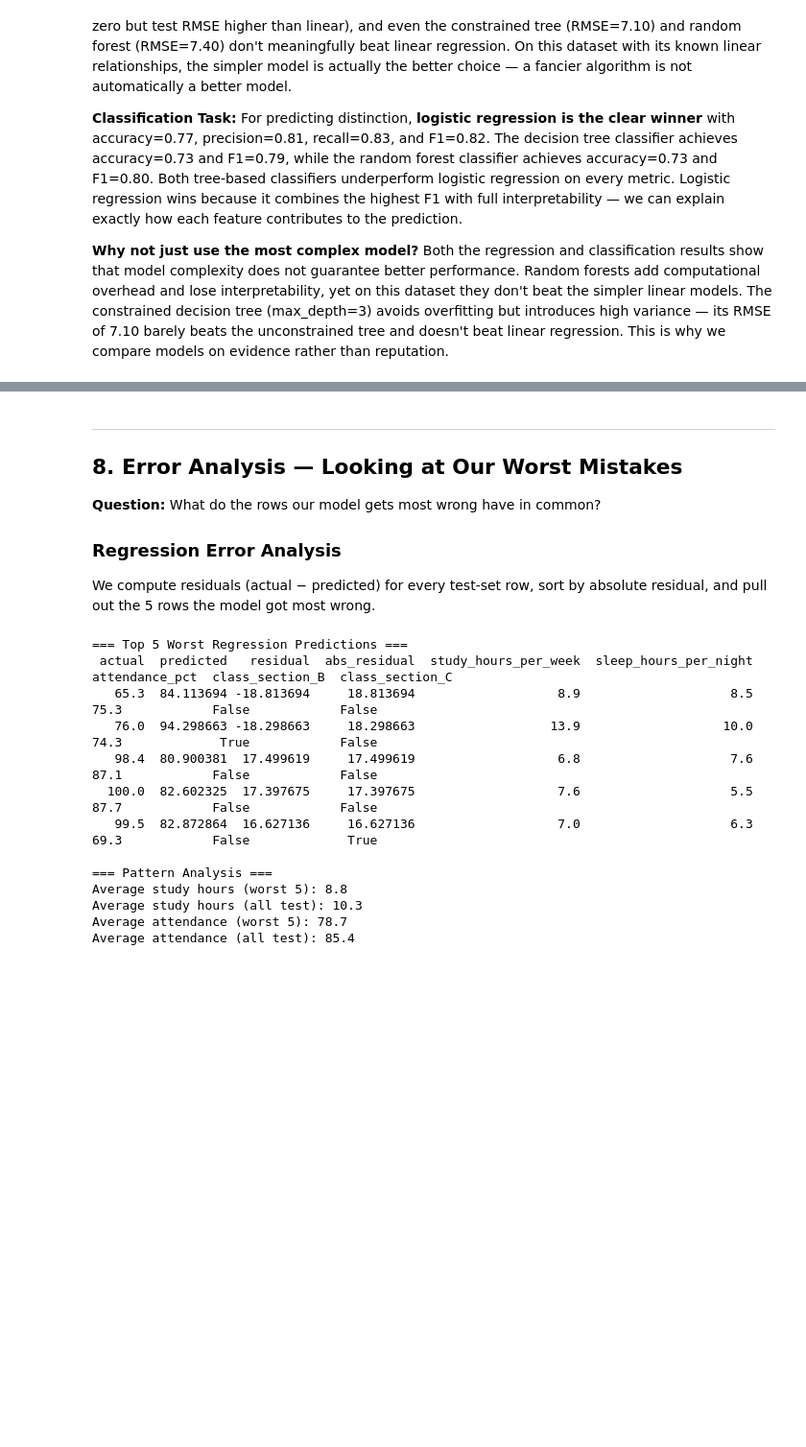
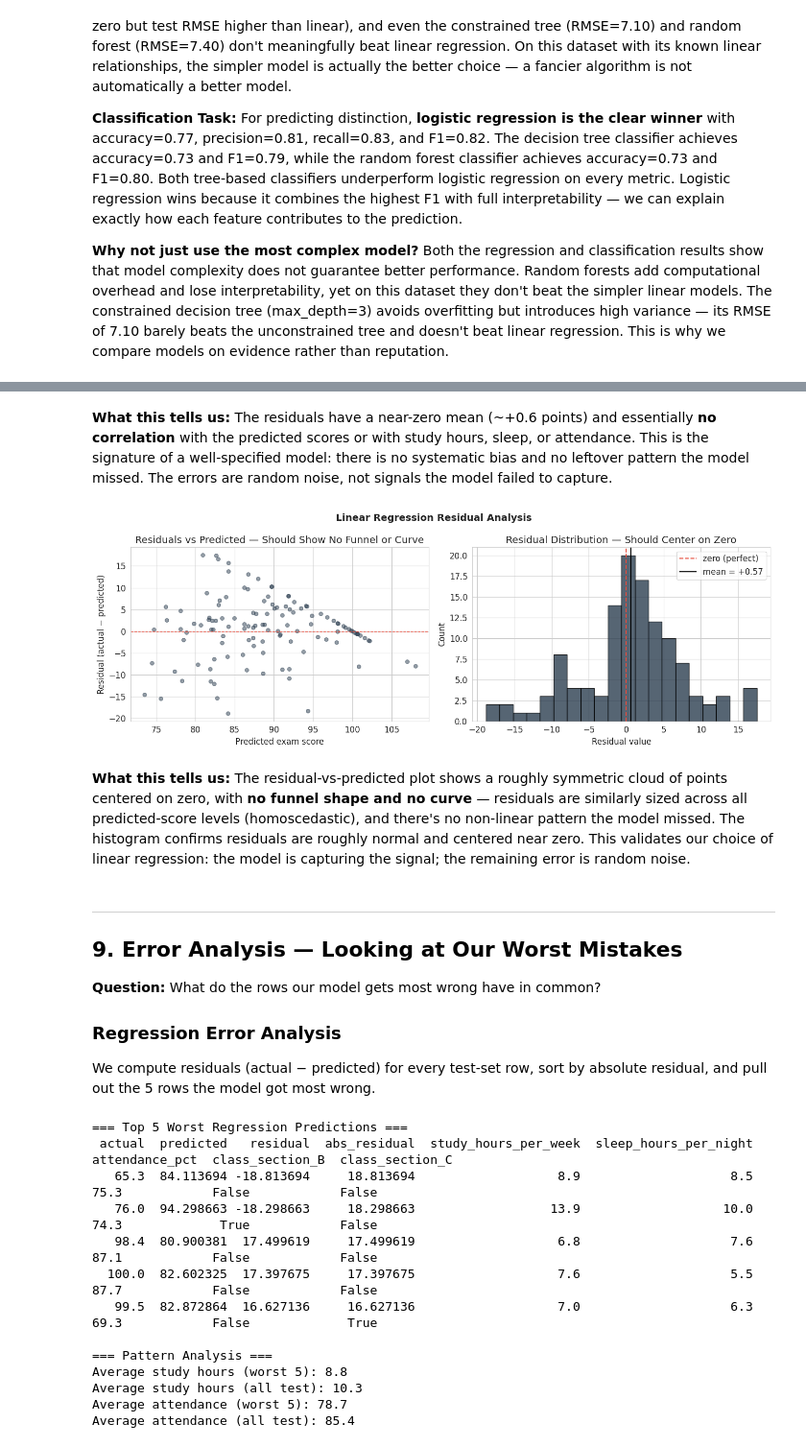
Before and after one commit to memoona-zahur/Iterate-Diagnose-Defend_Stronger-Models_Error-Analysis_and_Calibration, a Jupyter notebook: ml_pipeline.ipynb, the cells around one changed output, grey strips where cells are left out. Shown at 96% size. Drawn from its saved outputs; the diff is of its cells as text; code cells hidden in the pictures; blank space fills up the shorter version.

Commit message:
feat: add full residual analysis from Day 3 (mean, std, correlations, scatter plot, histogram)

```diff
--- a/ml_pipeline.ipynb
+++ b/ml_pipeline.ipynb
@@ -501,0 +512,20 @@ Logistic Regression    0.7667     0.8125  0.8333 0.8228
+# %%
+residuals = y_test - y_pred_lin
+
+print("=== Residual Analysis (test set) ===")
+print(f"Residual = actual exam_score - predicted exam_score\n")
+print(f"Residual mean:  {residuals.mean():+.3f}  (should be near 0 → no systematic bias)")
+print(f"Residual std:   {residuals.std():.3f}")
+print(f"Residual range: [{residuals.min():.1f}, {residuals.max():.1f}]")
+print(f"\nCorrelations between residuals and each input (should be near 0 → no leftover pattern):")
+
+corr_pairs = [
+    ("predicted score", np.corrcoef(y_pred_lin, residuals)[0, 1]),
+    ("study_hours_per_week", np.corrcoef(X_test["study_hours_per_week"], residuals)[0, 1]),
+    ("sleep_hours_per_night", np.corrcoef(X_test["sleep_hours_per_night"], residuals)[0, 1]),
+    ("attendance_pct", np.corrcoef(X_test["attendance_pct"], residuals)[0, 1]),
+]
+
+for name, r in corr_pairs:
+    flag = "OK (no pattern)" if abs(r) < 0.15 else "CHECK (possible pattern)"
+    print(f"  residual vs {name:<24} r = {r:+.3f}  → {flag}")
@@ -502,7 +545,38 @@ Logistic Regression    0.7667     0.8125  0.8333 0.8228
+# %% [markdown]
+**What this tells us:** The residuals have a near-zero mean (~+0.6 points) and essentially **no correlation** with the predicted scores or with study hours, sleep, or attendance. This is the signature of a well-specified model: there is no systematic bias and no leftover pattern the model missed. The errors are random noise, not signals the model failed to capture.
+# %%
+# Chart: Residual analysis
+fig, axes = plt.subplots(1, 2, figsize=(14, 5))
+
+# 1. Residuals vs predicted values (homoscedasticity check)
+axes[0].scatter(y_pred_lin, residuals, alpha=0.5, s=30, color="#2c3e50")
+axes[0].axhline(0, color="#e74c3c", linestyle="--", linewidth=1)
+axes[0].set_xlabel("Predicted exam score")
+axes[0].set_ylabel("Residual (actual − predicted)")
+axes[0].set_title("Residuals vs Predicted — Should Show No Funnel or Curve")
+
+# 2. Residual histogram (normality / zero-centering check)
+axes[1].hist(residuals, bins=20, color="#2c3e50", edgecolor="black", alpha=0.8)
+axes[1].axvline(0, color="#e74c3c", linestyle="--", linewidth=1.5, label="zero (perfect)")
+axes[1].axvline(residuals.mean(), color="black", linestyle="-", linewidth=1.5,
+                label=f"mean = {residuals.mean():+.2f}")
+axes[1].set_xlabel("Residual value")
+axes[1].set_ylabel("Count")
+axes[1].set_title("Residual Distribution — Should Center on Zero")
+axes[1].legend()
+
+plt.suptitle("Linear Regression Residual Analysis", fontsize=14, fontweight="bold")
+plt.tight_layout()
+plt.savefig(f"{CHARTS_DIR}/chart_residual_analysis.png", dpi=150, bbox_inches="tight")
+plt.show()
+# %% [output]
+[figure, added]
+# %% [markdown]
+**What this tells us:** The residual-vs-predicted plot shows a roughly symmetric cloud of points centered on zero, with **no funnel shape and no curve** — residuals are similarly sized across all predicted-score levels (homoscedastic), and there's no non-linear pattern the model missed. The histogram confirms residuals are roughly normal and centered near zero. This validates our choice of linear regression: the model is capturing the signal; the remaining error is random noise.
 # %% [markdown]
 ---
 
-## 8. Error Analysis — Looking at Our Worst Mistakes
+## 9. Error Analysis — Looking at Our Worst Mistakes
 
 **Question:** What do the rows our model gets most wrong have in common?
 
```
Also changed, not shown: parts of 9 cells of this notebook, 1 other file.
